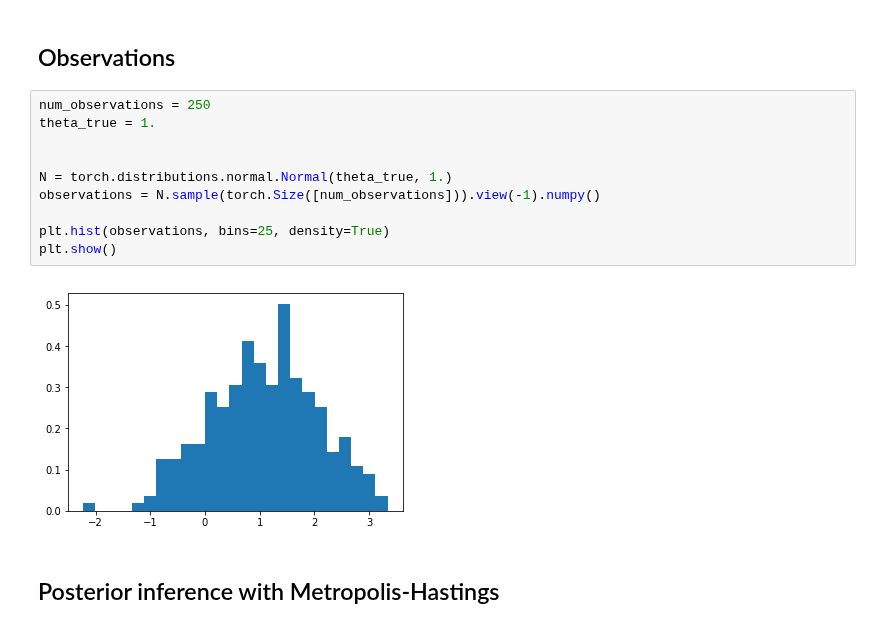
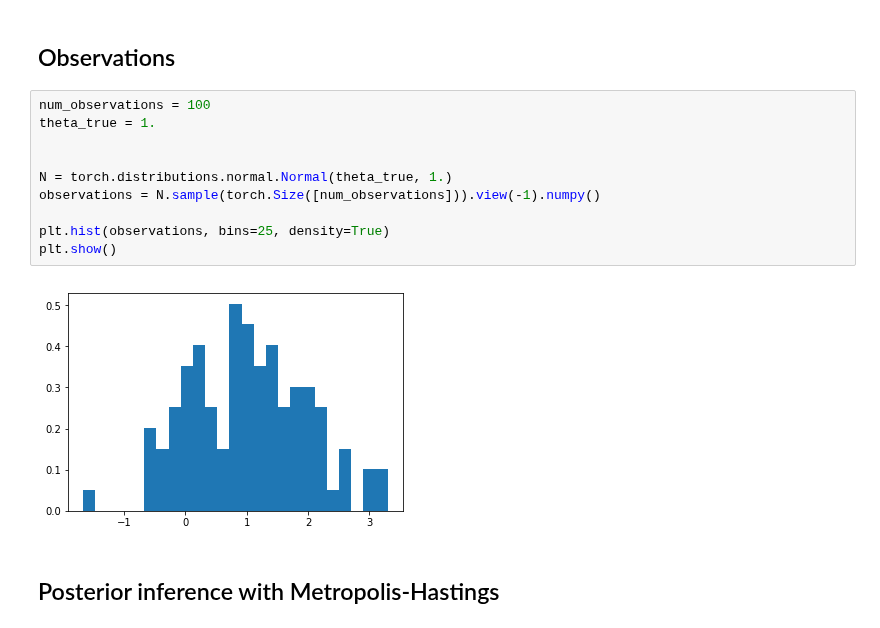
Before and after one commit to montefiore-institute/hypothesis, a Jupyter notebook: examples/metropolis-hastings.ipynb, the cells around one changed output. Saved outputs shown, nothing was run; the diff lists cells and outputs as text.

```diff
--- a/examples/metropolis-hastings.ipynb
+++ b/examples/metropolis-hastings.ipynb
@@ -7,17 +7,17 @@ import matplotlib.pyplot as plt
 # %% [markdown]
 ## Observations
 # %%
-num_observations = 250
+num_observations = 100
 theta_true = 1.
 
 
 N = torch.distributions.normal.Normal(theta_true, 1.)
 observations = N.sample(torch.Size([num_observations])).view(-1).numpy()
 
 plt.hist(observations, bins=25, density=True)
 plt.show()
 # %% [output]
-[figure, old version]
+[figure, new version]
 # %% [markdown]
 ## Posterior inference with Metropolis-Hastings
 # %%
```
Also changed, not shown: parts of 12 cells of this notebook, 1 other file.
